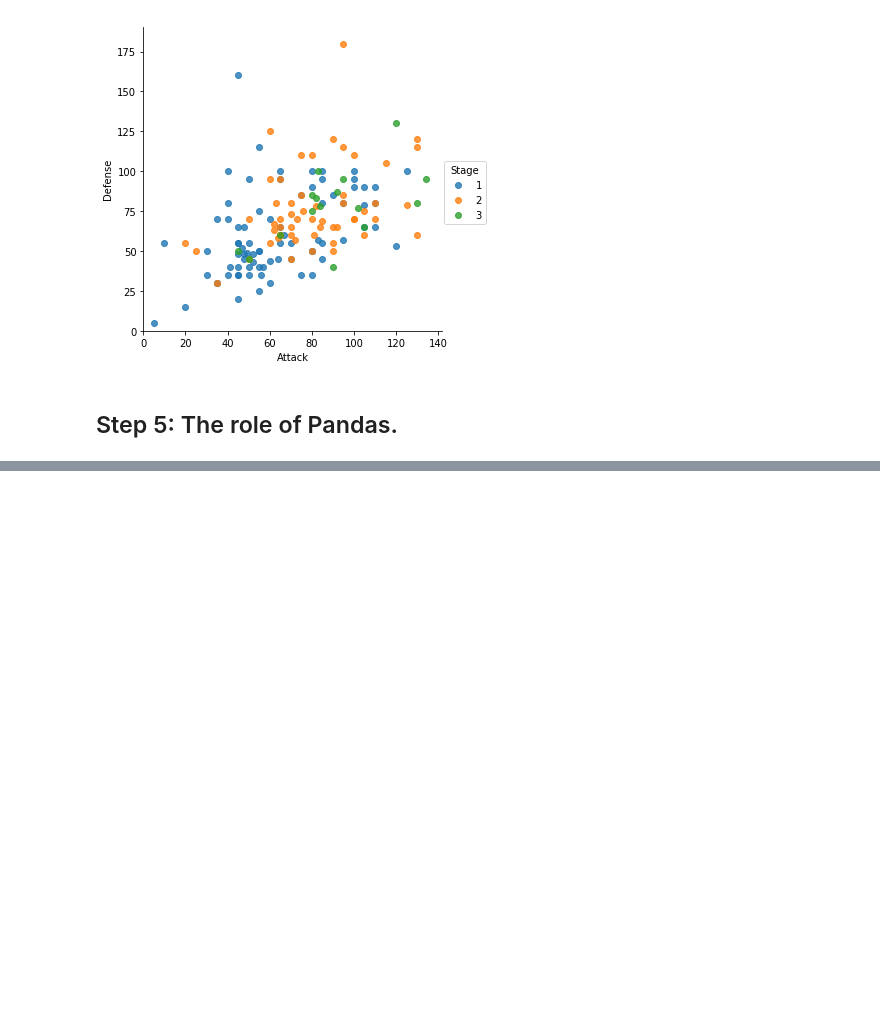
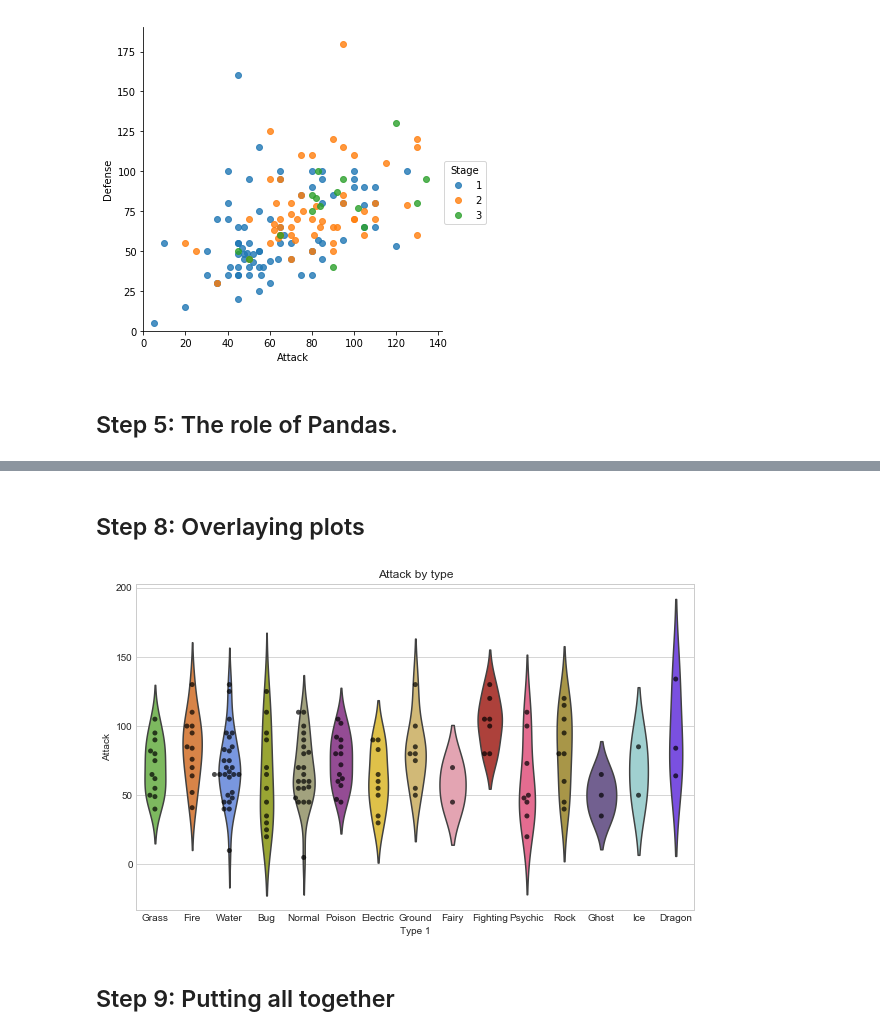
Before and after one commit to rodolfo-mendes/tutorials, a Jupyter notebook: elitedatascience/python-seaborn-tutorial/python-seaborn-tutorial.ipynb, the cells around one changed output, grey strips where cells are left out. Saved outputs shown, nothing was run; the diff lists cells and outputs as text; code cells hidden in the pictures; blank space fills up the shorter version.

```diff
--- a/elitedatascience/python-seaborn-tutorial/python-seaborn-tutorial.ipynb
+++ b/elitedatascience/python-seaborn-tutorial/python-seaborn-tutorial.ipynb
@@ -54,0 +100,17 @@ sns.boxplot(data=stats_df)
+# %% [markdown]
+## Step 8: Overlaying plots
+# %%
+# Set figure size with matplotlib
+plt.figure(figsize=(10, 6))
+
+# create plot
+sns.violinplot(x='Type 1', y='Attack', data=df, inner=None, palette=pkmn_type_colors)
+
+sns.swarmplot(x='Type 1', y='Attack', data=df, color='k', alpha=0.7)
+
+# Set title with matplotlib
+_ = plt.title('Attack by type')
+# %% [output]
+[figure, added]
+# %% [markdown]
+## Step 9: Putting all together
```
Also changed, not shown: parts of 30 cells of this notebook.
